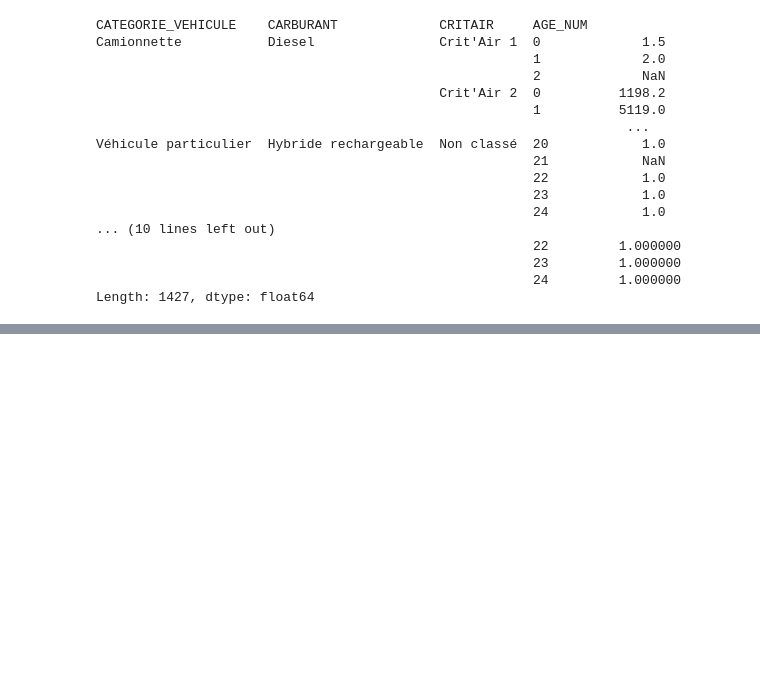
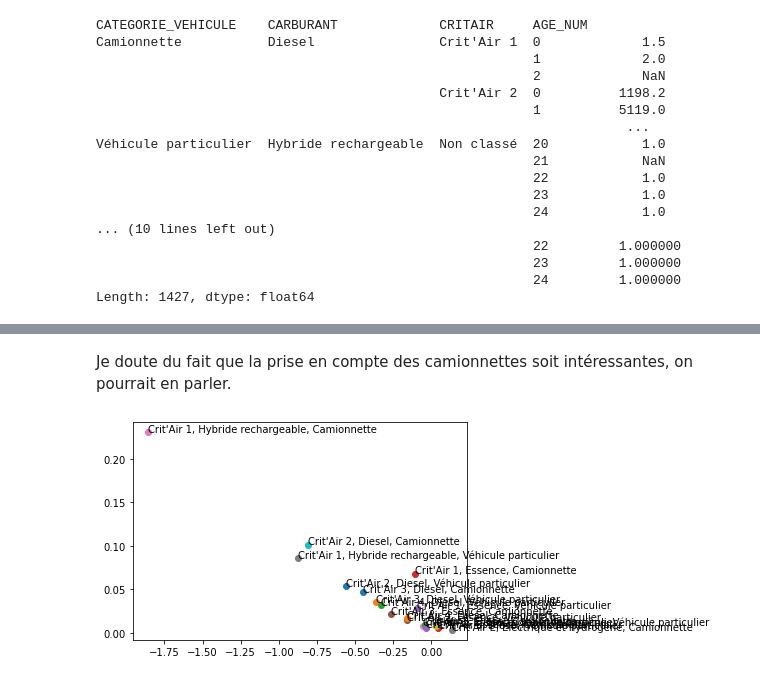
Before and after one commit to TheoLBTN/Projet-Python, a Jupyter notebook: Projet_pierre.ipynb, the cells around one changed output, grey strips where cells are left out. Saved outputs shown, nothing was run; the diff lists cells and outputs as text; code cells hidden in the pictures; blank space fills up the shorter version.

```diff
--- a/Projet_pierre.ipynb
+++ b/Projet_pierre.ipynb
@@ -175,0 +274,31 @@ plt.show()
+# %% [markdown]
+Je doute du fait que la prise en compte des camionnettes soit intéressantes, on pourrait en parler.
+# %%
+possibles = []
+
+for i in ["Crit'Air 2", "Crit'Air 3", "Crit'Air 4", "Crit'Air 5"] :
+    possibles.append(("Diesel", i))
+for i in ["Crit'Air 1", "Crit'Air 2", "Crit'Air 3"] :
+    possibles.append(("Essence", i))
+possibles.append(("Hybride rechargeable", "Crit'Air 1"))
+possibles.append(('Electrique et hydrogène', "Crit'Air E"))
+# %%
+start = 10
+
+for v in ["Véhicule particulier", "Camionnette"] :
+    for p in possibles :
+        l = (v, p[0], p[1])
+        y = pannes_prop.loc[l]
+        if len(y) > start + 1:
+            x = np.arange(0, len(y), 1)
+            y = pd.DataFrame(y[0][start:])
+            labl = p[1] + ", " + p[0] + ", " + v
+            idx = y.loc[y[0] < np.inf].index
+            fit = np.polyfit(x[idx], y.loc[idx], 1)
+            r_squ =
+            plt.scatter(fit[1], fit[0])
+            plt.annotate(labl, (fit[1], fit[0]))
+
+plt.show()
+# %% [output]
+[figure, added]
```
Also changed, not shown: parts of 12 cells of this notebook.
